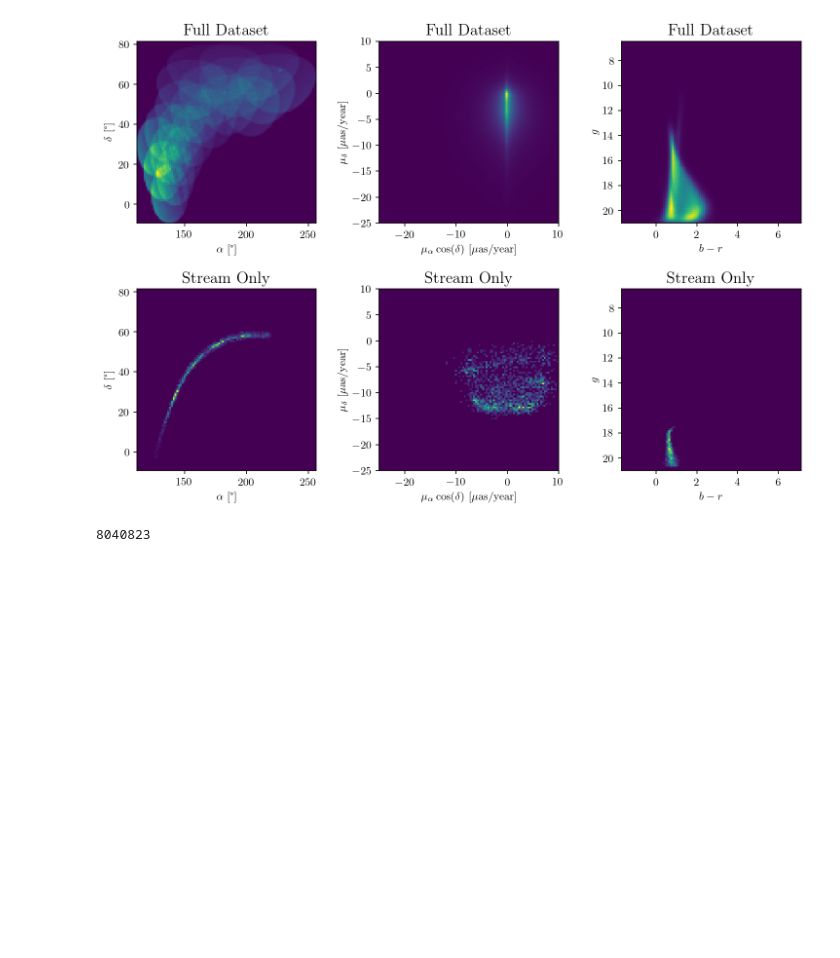
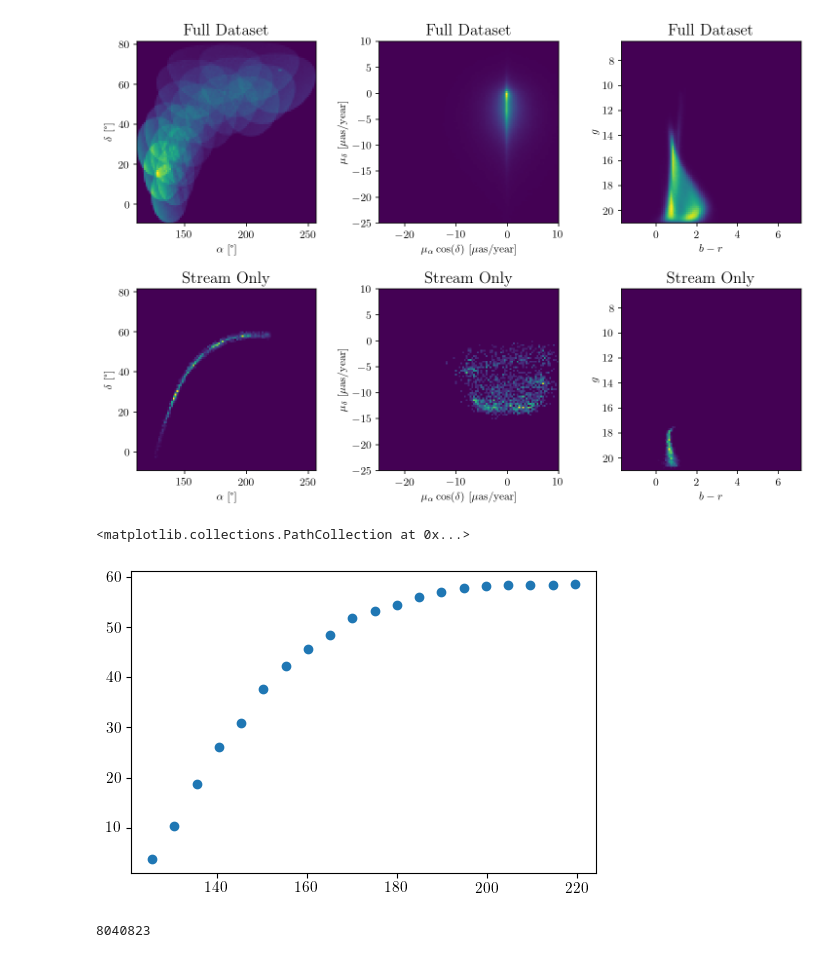
Before and after one commit to hep-lbdl/GaiaCWoLa, a Jupyter notebook: notebooks/all_gd1.ipynb, the cells around one changed output. Saved outputs shown, nothing was run; the diff lists cells and outputs as text; code cells hidden in the pictures; blank space fills up the shorter version.

```diff
--- a/notebooks/all_gd1.ipynb
+++ b/notebooks/all_gd1.ipynb
@@ -305,6 +302,23 @@ plot_coords(df_all[df_all.patch_id == 4])
 plot_coords(df_all)
 # %% [output]
 [figure]
+# %%
+alphas = np.linspace(df_all[df_all.stream].α.min(), df_all[df_all.stream].α.max(), 20)
+deltas = np.array([df_all[(df_all.stream & (np.abs(df_all.α - alpha) < 5))].δ.mean() for alpha in alphas])
+limits = pd.DataFrame(zip(np.arange(len(alphas)),alphas,deltas), columns=["patch_id","α_center", "δ_center"])
+
+def train_on_patch(patch_id):
+    α_min = limits.iloc[patch_id]["α_center"]-10
+    α_max = limits.iloc[patch_id]["α_center"]+10
+    δ_min = limits.iloc[patch_id]["δ_center"]-10
+    δ_max = limits.iloc[patch_id]["δ_center"]+10
+    df = (df_all[(α_min < df_all.α) & (df_all.α < α_max) &
+                 (δ_min < df_all.δ) & (df_all.δ < δ_max)])
+# %%
+plt.scatter(alphas, deltas)
+# %% [output]
+<matplotlib.collections.PathCollection at 0x...>
+[figure, added]
 # %%
 df_all_noduplicates = df_all.drop_duplicates(subset=['δ'])
 # %%
```
Also changed, not shown: parts of 4 cells of this notebook, 7 other files.
